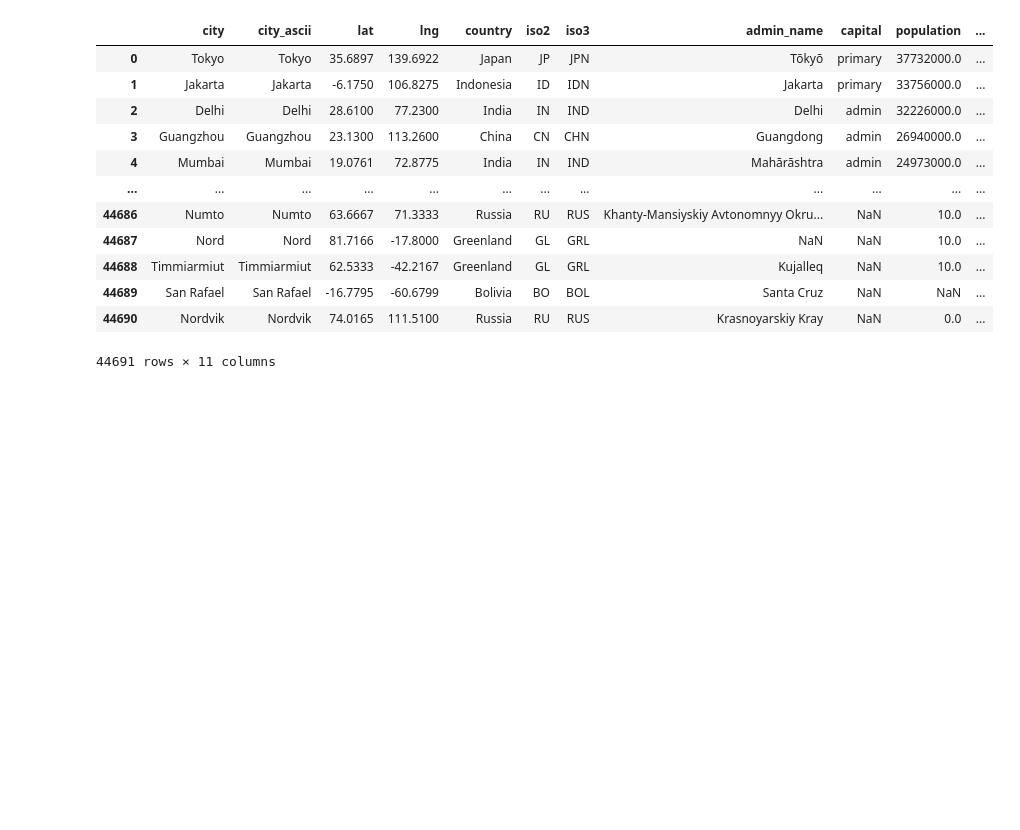
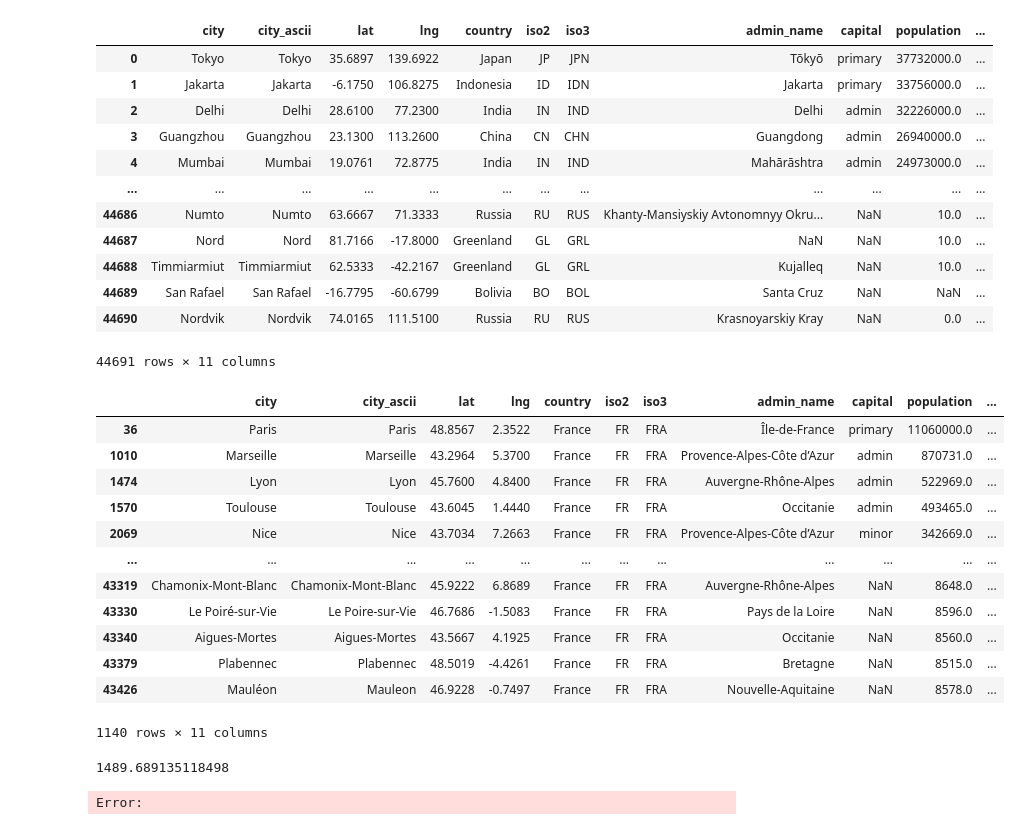
Before and after one commit to Moon2896/Project-AI-EA, a Jupyter notebook: python_implem/python/TSP.ipynb, the cells around one changed output. Saved outputs shown, nothing was run; the diff lists cells and outputs as text; code cells hidden in the pictures; blank space fills up the shorter version.

```diff
--- a/python_implem/python/TSP.ipynb
+++ b/python_implem/python/TSP.ipynb
@@ -943,3 +943,24 @@ df
 44691 rows × 11 columns
 # %%
 df.iloc[:10_000][["city_ascii", "lat", "lng"]].to_json('./worldcities_10k.json',orient='records')
+# %%
+df[df['iso2']=='FR']
+# %% [output]
+|  | city | city_ascii | lat | lng | country | iso2 | iso3 | admin_name | capital | population | ... |
+| 36 | Paris | Paris | 48.8567 | 2.3522 | France | FR | FRA | Île-de-France | primary | 11060000.0 | ... |
+| 1010 | Marseille | Marseille | 43.2964 | 5.3700 | France | FR | FRA | Provence-Alpes-Côte d’Azur | admin | 870731.0 | ... |
+| 1474 | Lyon | Lyon | 45.7600 | 4.8400 | France | FR | FRA | Auvergne-Rhône-Alpes | admin | 522969.0 | ... |
+| 1570 | Toulouse | Toulouse | 43.6045 | 1.4440 | France | FR | FRA | Occitanie | admin | 493465.0 | ... |
+| 2069 | Nice | Nice | 43.7034 | 7.2663 | France | FR | FRA | Provence-Alpes-Côte d’Azur | minor | 342669.0 | ... |
+| ... | ... | ... | ... | ... | ... | ... | ... | ... | ... | ... | ... |
+| 43319 | Chamonix-Mont-Blanc | Chamonix-Mont-Blanc | 45.9222 | 6.8689 | France | FR | FRA | Auvergne-Rhône-Alpes | NaN | 8648.0 | ... |
+| 43330 | Le Poiré-sur-Vie | Le Poire-sur-Vie | 46.7686 | -1.5083 | France | FR | FRA | Pays de la Loire | NaN | 8596.0 | ... |
+| 43340 | Aigues-Mortes | Aigues-Mortes | 43.5667 | 4.1925 | France | FR | FRA | Occitanie | NaN | 8560.0 | ... |
+| 43379 | Plabennec | Plabennec | 48.5019 | -4.4261 | France | FR | FRA | Bretagne | NaN | 8515.0 | ... |
+| 43426 | Mauléon | Mauleon | 46.9228 | -0.7497 | France | FR | FRA | Nouvelle-Aquitaine | NaN | 8578.0 | ... |
+1140 rows × 11 columns
+# %%
+44000**2 / 1140 **2
+# %% [output]
+1489.689135118498
+Error:
```
Also changed, not shown: 5 other files.
